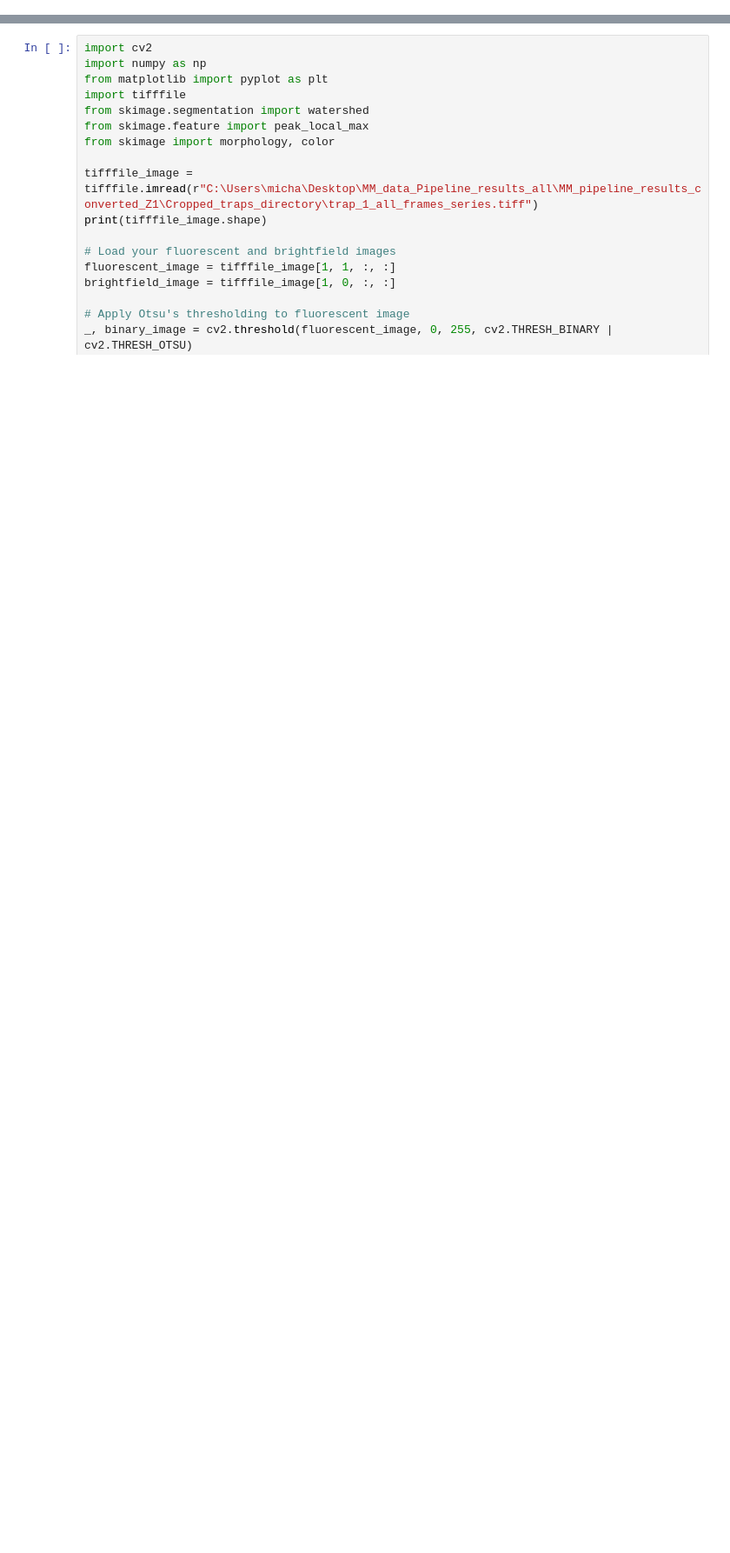
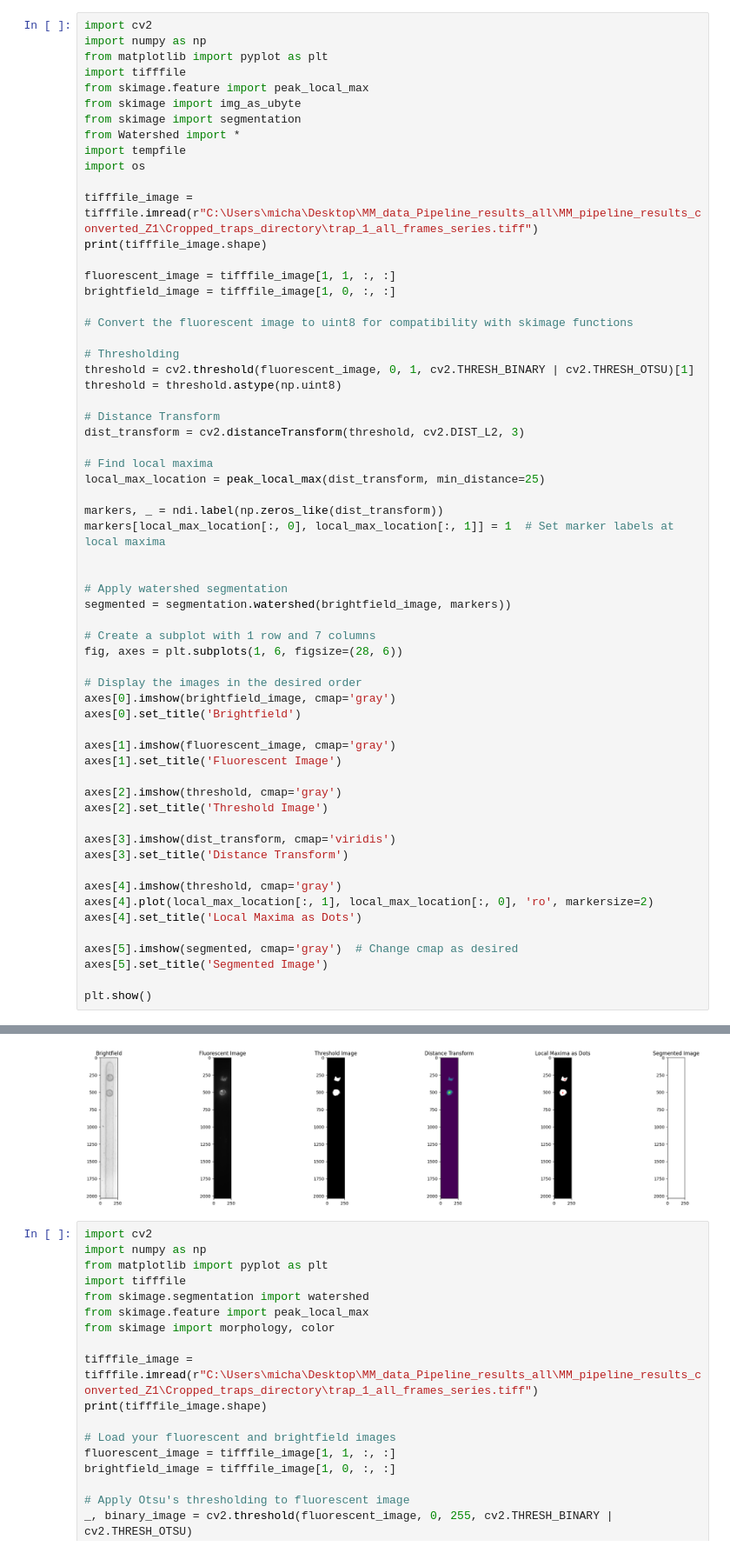
Before and after one commit to michaelkin1/Master_Thesis_Michael_Kinsella_Symbiodinium_Pipeline, a Jupyter notebook: Classical_segmentation.ipynb, the cells around one changed output, grey strips where cells are left out. Shown at 87% size. Cells and saved outputs as stored; diff of their text form; blank space fills up the shorter version.

Commit message:
Update segmentation

```diff
--- a/Classical_segmentation.ipynb
+++ b/Classical_segmentation.ipynb
@@ -122,0 +1,62 @@ plt.show()
+# %%
+import cv2
+import numpy as np
+from matplotlib import pyplot as plt
+import tifffile
+from skimage.feature import peak_local_max
+from skimage import img_as_ubyte
+from skimage import segmentation
+from Watershed import *
+import tempfile
+import os
+
+tifffile_image = tifffile.imread(r"C:\Users\micha\Desktop\MM_data_Pipeline_results_all\MM_pipeline_results_converted_Z1\Cropped_traps_directory\trap_1_all_frames_series.tiff")
+print(tifffile_image.shape)
+
+fluorescent_image = tifffile_image[1, 1, :, :]
+brightfield_image = tifffile_image[1, 0, :, :]
+
+# Convert the fluorescent image to uint8 for compatibility with skimage functions
+
+# Thresholding
+threshold = cv2.threshold(fluorescent_image, 0, 1, cv2.THRESH_BINARY | cv2.THRESH_OTSU)[1]
+threshold = threshold.astype(np.uint8)
+
+# Distance Transform
+dist_transform = cv2.distanceTransform(threshold, cv2.DIST_L2, 3)
+
+# Find local maxima
+local_max_location = peak_local_max(dist_transform, min_distance=25)
+
+markers, _ = ndi.label(np.zeros_like(dist_transform))
+markers[local_max_location[:, 0], local_max_location[:, 1]] = 1  # Set marker labels at local maxima
+
+
+# Apply watershed segmentation
+segmented = segmentation.watershed(brightfield_image, markers))
+
+# Create a subplot with 1 row and 7 columns
+fig, axes = plt.subplots(1, 6, figsize=(28, 6))
+
+# Display the images in the desired order
+axes[0].imshow(brightfield_image, cmap='gray')
+axes[0].set_title('Brightfield')
+
+axes[1].imshow(fluorescent_image, cmap='gray')
+axes[1].set_title('Fluorescent Image')
+
+axes[2].imshow(threshold, cmap='gray')
+axes[2].set_title('Threshold Image')
+
+axes[3].imshow(dist_transform, cmap='viridis')
+axes[3].set_title('Distance Transform')
+
+axes[4].imshow(threshold, cmap='gray')
+axes[4].plot(local_max_location[:, 1], local_max_location[:, 0], 'ro', markersize=2)
+axes[4].set_title('Local Maxima as Dots')
+
+axes[5].imshow(segmented, cmap='gray')  # Change cmap as desired
+axes[5].set_title('Segmented Image')
+
+plt.show()
+# %% [output]
@@ -123,3 +64,4 @@ plt.show()
+[figure, added]
 # %%
 import cv2
 import numpy as np
```
Also changed, not shown: parts of 6 cells of this notebook, 1 other file.
